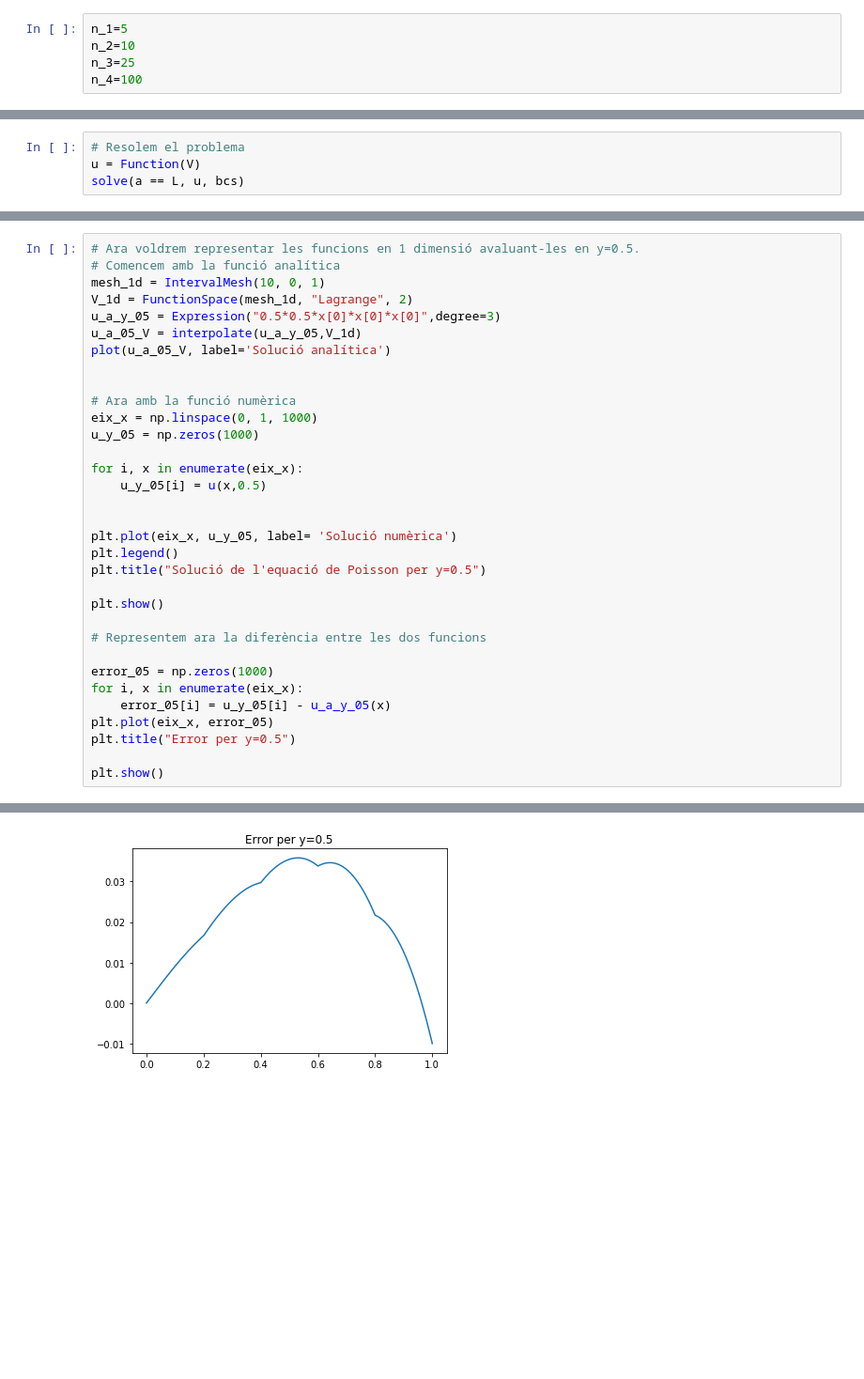
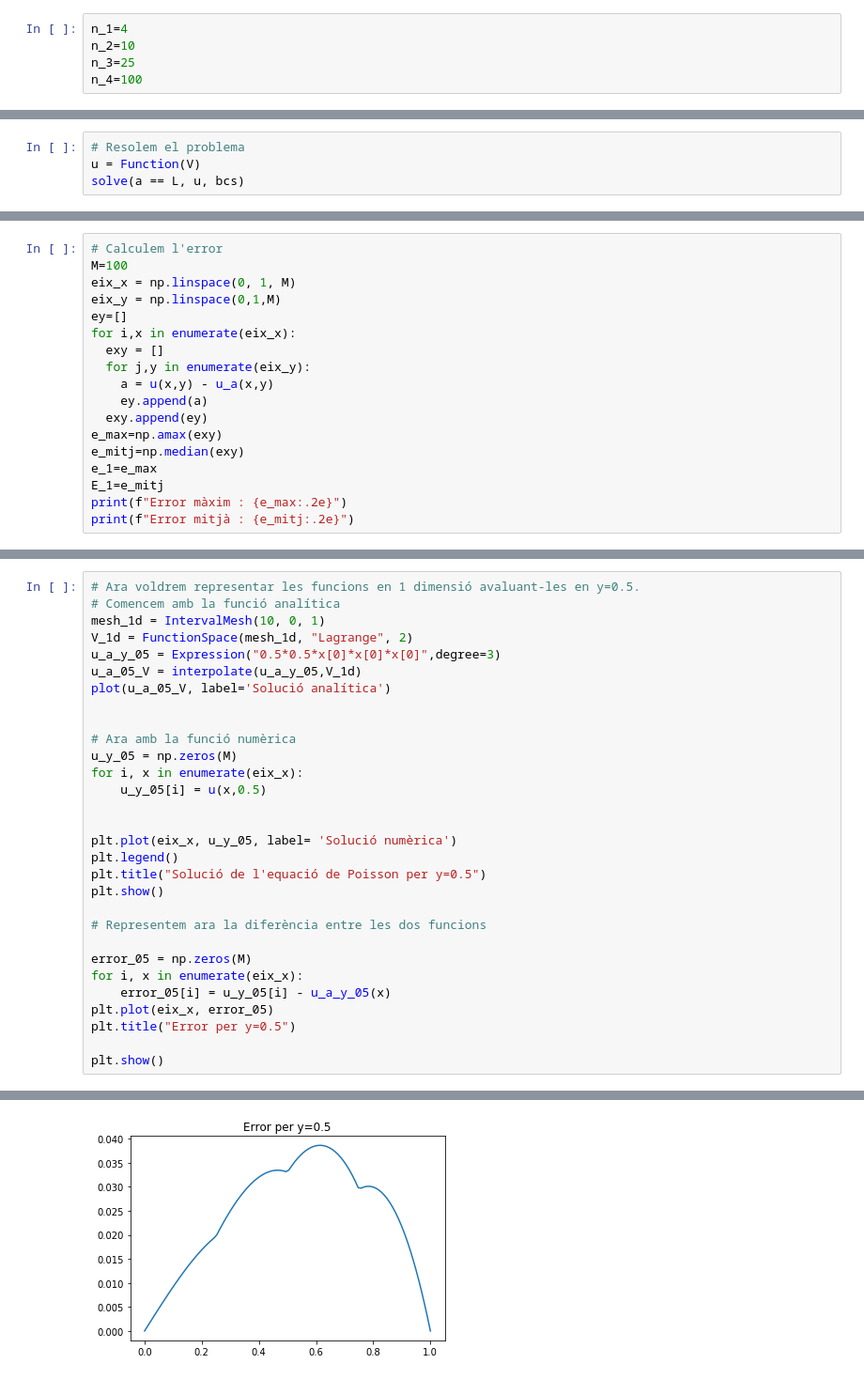
Before and after one commit to susanamerce/tfg_fisica, a Jupyter notebook: Poisson/poisson_exercici1.ipynb, the cells around one changed output, grey strips where cells are left out. Shown: that part at 94% size. Saved outputs shown, nothing was run; the diff lists cells and outputs as text; blank space fills up the shorter version.

```diff
--- a/Poisson/poisson_exercici1.ipynb
+++ b/Poisson/poisson_exercici1.ipynb
@@ -2,7 +2,7 @@
 from dolfin import *
 import numpy as np
 # %%
-n_1=5
+n_1=4
 n_2=10
 n_3=25
 n_4=100
@@ -76,0 +76,18 @@ Error local màxim : 9.08e-02
+# %%
+# Calculem l'error
+M=100
+eix_x = np.linspace(0, 1, M)
+eix_y = np.linspace(0,1,M)
+ey=[]
+for i,x in enumerate(eix_x):
+  exy = []
+  for j,y in enumerate(eix_y):
+    a = u(x,y) - u_a(x,y)
+    ey.append(a)
+  exy.append(ey)
+e_max=np.amax(exy)
+e_mitj=np.median(exy)
+e_1=e_max
+E_1=e_mitj
+print(f"Error màxim : {e_max:.2e}")
+print(f"Error mitjà : {e_mitj:.2e}")
@@ -85,9 +105,7 @@ plot(u_a_05_V, label='Solució analítica')
 
 
 # Ara amb la funció numèrica
-eix_x = np.linspace(0, 1, 1000)
-u_y_05 = np.zeros(1000)
-
+u_y_05 = np.zeros(M)
 for i, x in enumerate(eix_x):
     u_y_05[i] = u(x,0.5)
 
@@ -95,12 +113,11 @@ for i, x in enumerate(eix_x):
 plt.plot(eix_x, u_y_05, label= 'Solució numèrica')
 plt.legend()
 plt.title("Solució de l'equació de Poisson per y=0.5")
-
 plt.show()
 
 # Representem ara la diferència entre les dos funcions
 
-error_05 = np.zeros(1000)
+error_05 = np.zeros(M)
 for i, x in enumerate(eix_x):
     error_05[i] = u_y_05[i] - u_a_y_05(x)
 plt.plot(eix_x, error_05)
@@ -112,4 +129,4 @@ plt.show()
-[figure, old version]
+[figure, new version]
 # %%
 # Ara voldrem representar les funcions en 1 dimensió avaluant-les en y=0.3.
 # Comencem amb la funció analítica
```
Also changed, not shown: parts of 14 cells of this notebook, 2 other files.
